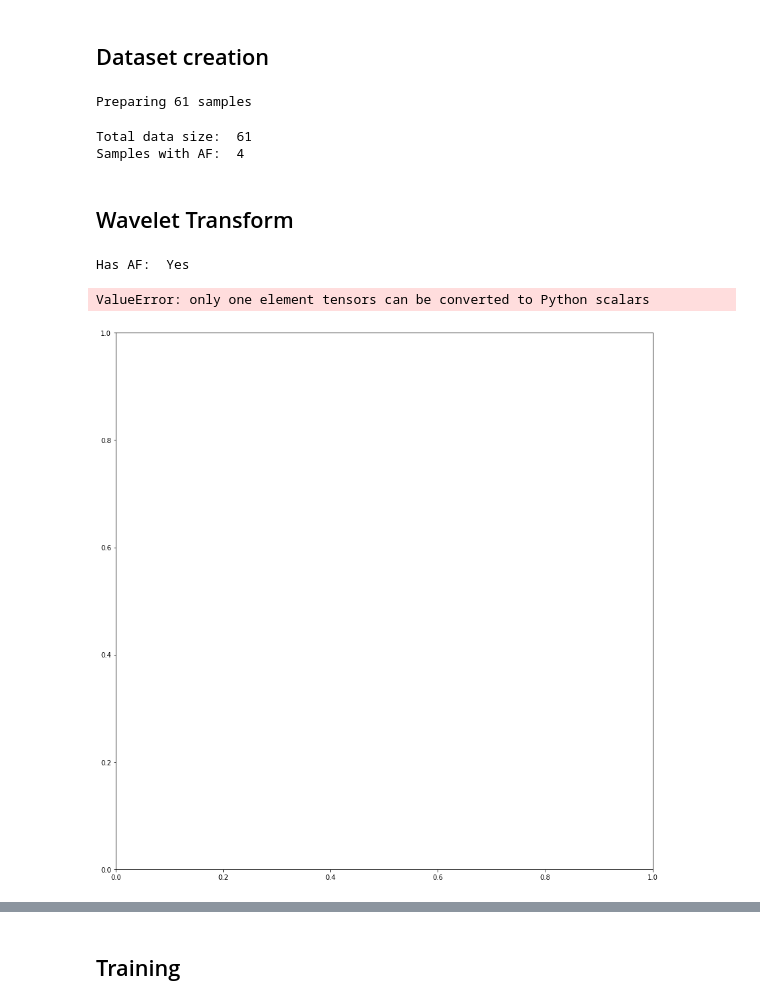
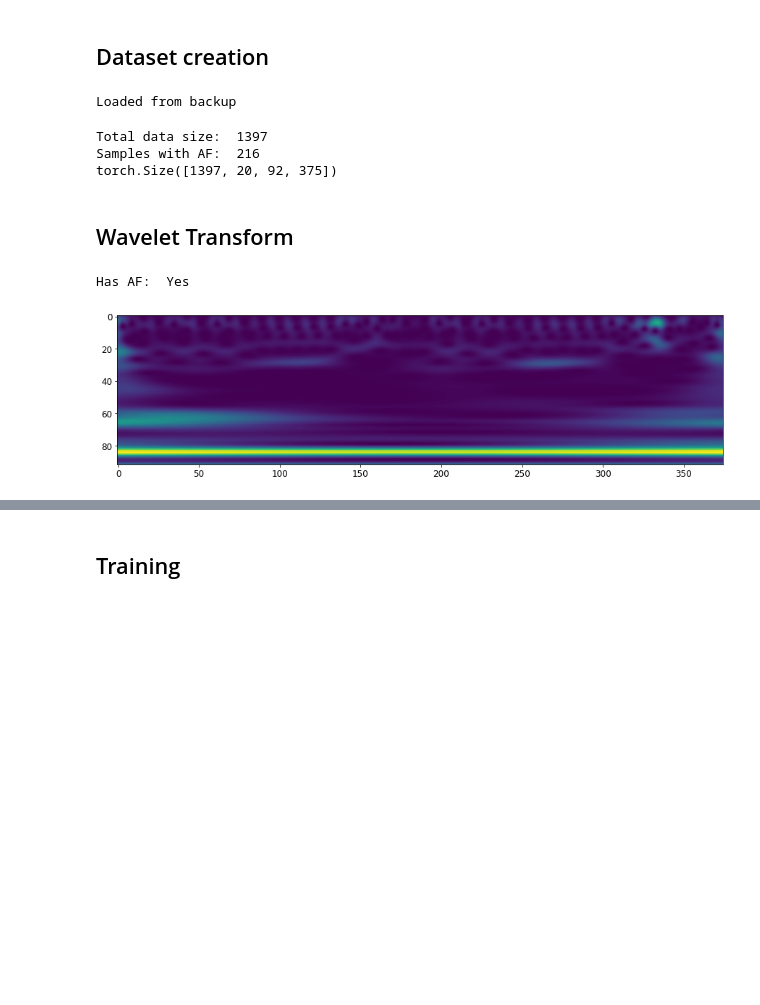
Before and after one commit to kalifadan/Final_project_cs236781, a Jupyter notebook: src/Model.ipynb, the cells around one changed output, grey strips where cells are left out. Saved outputs shown, nothing was run; the diff lists cells and outputs as text; code cells hidden in the pictures; blank space fills up the shorter version.

```diff
--- a/src/Model.ipynb
+++ b/src/Model.ipynb
@@ -54,33 +51,35 @@ Using device: cpu
 ## Dataset creation
 # %%
 dataset_name = 'afdb'
-dataset = AFECGDataset(dataset_name, '../data/afdb/', wavelet=WaveletTransform())
+dataset = AFECGDataset(dataset_name, '../data/afdb/', wavelet=WaveletTransform(resample=20))
 # %%
+# dataset.load(num_records=1)
 dataset.load('./temp/' + dataset_name)
 # %% [output]
-Preparing 61 samples
+Loaded from backup
 # %%
 images_per_sample = 20
 total_data_size = len(dataset)
 print("Total data size: ", total_data_size)
 print("Samples with AF: ", dataset.labels.sum().item())
+print(dataset.samples.shape)
 # %% [output]
-Total data size:  61
-Samples with AF:  4
+Total data size:  1397
+Samples with AF:  216
+torch.Size([1397, 20, 92, 375])
 # %% [markdown]
 ##  Wavelet Transform
 # %%
 powers, label = dataset[0]
 print('Has AF: ', 'Yes' if label == 1 else 'No')
 
-signal = resample(powers[0], 7000)
+signal = powers[0] # resample(powers[0], 375)
 plt.figure(figsize=(15, 15))
 plt.imshow(signal)
 plt.show()
 # %% [output]
 Has AF:  Yes
-ValueError: only one element tensors can be converted to Python scalars
-[figure, old version]
+[figure, new version]
 # %%
 powers, label = dataset[3]
 print('Has AF: ', 'Yes' if label == 1 else 'No')
```
Also changed, not shown: parts of 17 cells of this notebook, 5 other files.
